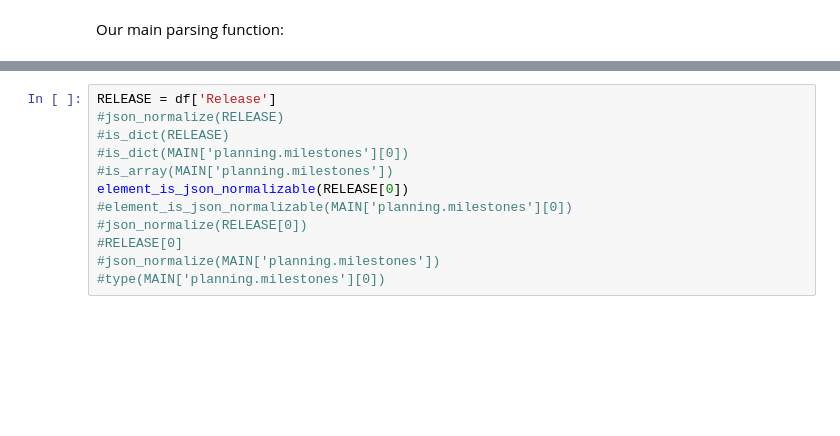
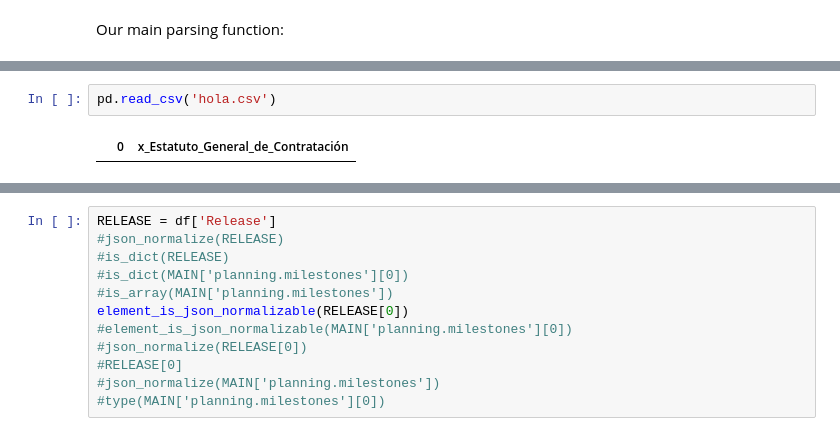
Before and after one commit to rodrigobernall/ds4a_group_30_FINAL_PROJECT, a Jupyter notebook: scripts/data_wrangling/SECOP_I_2019_Data_Wrangling.ipynb, the cells around one changed output, grey strips where cells are left out. Saved outputs shown, nothing was run; the diff lists cells and outputs as text; blank space fills up the shorter version.

```diff
--- a/scripts/data_wrangling/SECOP_I_2019_Data_Wrangling.ipynb
+++ b/scripts/data_wrangling/SECOP_I_2019_Data_Wrangling.ipynb
@@ -151,0 +226,4 @@ json_row_to_df(MAIN['planning.milestones'])
+# %%
+pd.read_csv('hola.csv')
+# %% [output]
+|  | 0 | x_Estatuto_General_de_Contratación |
```
Also changed, not shown: parts of 8 cells of this notebook.
